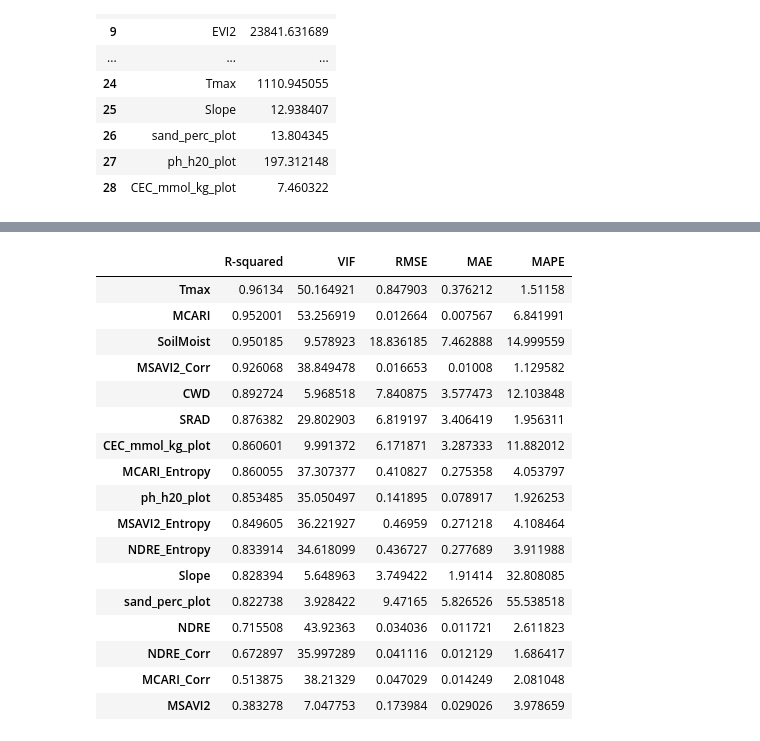
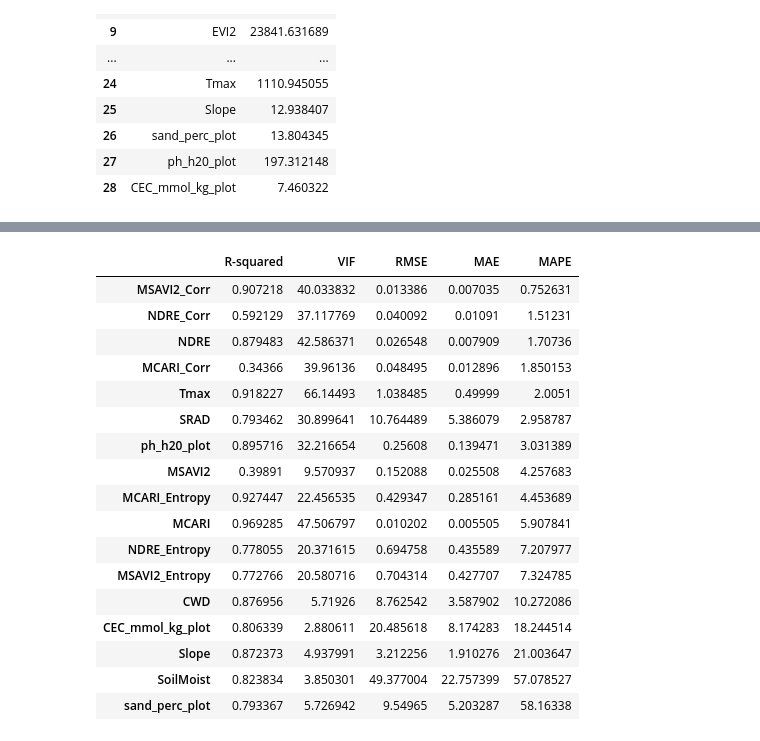
Before and after one commit to isaachcamp/geofm-plant-traits, a Jupyter notebook: notebooks/explore_trait_data.ipynb, the cells around one changed output, grey strips where cells are left out. Drawn from its saved outputs; the diff is of its cells as text; code cells hidden in the pictures.

Commit message:
Add notebooks for exploring and preprocessing data

```diff
--- a/geographic_random_forest.ipynb
+++ b/notebooks/explore_trait_data.ipynb
@@ -22,5 +19,4 @@ from src.data_utils import train_val_test_split, get_outlier_iqr
 # %%
-VARIABLE = 'N.Percent'
 CENTRAL_WAVELENTGHS = {
     'B2_real': 490,
     'B3_real': 560,
@@ -721,7 +256,0 @@ Mean Absolute Percentage Error: 10.7%
-# %%
-# Use PCA components instead of original bands.
-cols = ['S2B_PC1', 'S2B_PC2', 'S2B_PC3']
-X = pca_df[cols].dropna(axis=0)
-y = pca_df.loc[X.index.values, 'TraitValue']
-
-rf, _ = fit_predict_rf(X, y)
@@ -750,32 +256,0 @@ KeyError: 'estimator'
-# %%
-traits = cwms.variable.unique()
-r_squared_scores = []
-rmse_scores = []
-mae_scores = []
-mape_scores = []
-
-for trait in traits:
-    var_cwm = cwms[cwms['variable'] == trait]
-    cols = [*bands, *spectral_indices, *climate_vars, *soil_vars]
-
-    # Remove outliers from the dataset.
-    outlier_indices = var_cwm.groupby('Location')['TraitValue'].apply(get_outlier_iqr, zlim=4).reset_index()['level_1']
-    X = var_cwm.drop(outlier_indices)
-    # Remove rows with missing band data.
-    X = X[cols].dropna(axis=0)
-    y = var_cwm.loc[X.index.values, 'TraitValue']
-
-    rf, metrics = fit_predict_rf(X, y, verbose=False)
-    r_squared_scores.append(metrics[0])
-    rmse_scores.append(metrics[1])
-    mae_scores.append(metrics[2])
-    mape_scores.append(metrics[3])
-
-# Create a DataFrame to store the results
-independent_scores = pd.DataFrame({
-    'Trait': traits,
-    'R-squared': r_squared_scores,
-    'RMSE': rmse_scores,
-    'MAE': mae_scores,
-    'MAPE': mape_scores
-}).set_index('Trait')
@@ -915,47 +257,48 @@ get_percentage_improvement(independent_scores, interdependent_scores)
 # %%
+var_cwm = cwms[cwms['variable'] == 'N.Percent']
 rebuild_vars = [*climate_vars, *soil_vars, *spectral_indices]
 var_reconstructions = pd.DataFrame(index=rebuild_vars, columns=['R-squared', 'VIF', 'RMSE', 'MAE', 'MAPE'])
 
 for rebuild_var in rebuild_vars:
     # Remove outliers from the dataset.
-    outlier_indices = var_cwm.groupby('Location')[rebuild_var].apply(get_outlier_iqr, zlim=4).reset_index()['New_Plot']
+    outlier_indices = var_cwm.groupby('Location')[rebuild_var].apply(get_outlier_iqr, zlim=4).reset_index()['level_1']
     X = var_cwm.drop(outlier_indices)[[*bands, rebuild_var]].dropna(axis=0)
     var_reconstructions.loc[rebuild_var, 'VIF'] = variance_inflation_factor(X.values, 9)
 
     X = X.drop(columns=rebuild_var)
     y = var_cwm.loc[X.index.values, rebuild_var]
 
     _, metrics = fit_predict_rf(X, y, verbose=False)
     var_reconstructions.loc[rebuild_var, 'R-squared'] = metrics[0]
     var_reconstructions.loc[rebuild_var, 'RMSE'] = metrics[1]
     var_reconstructions.loc[rebuild_var, 'MAE'] = metrics[2]
     var_reconstructions.loc[rebuild_var, 'MAPE'] = metrics[3]
 
     # Plot the pairplot for the current variable
     opath = f'figures/{rebuild_var}_pairplot.png'
     if not Path(opath).exists():
         print(f'Plotting {rebuild_var}')
         sns.pairplot(X, diag_kind='kde', kind='scatter').savefig(opath)
         plt.close()
 
-var_reconstructions.sort_values(by='R-squared', ascending=False, inplace=True)
+var_reconstructions.sort_values(by='MAPE', ascending=True, inplace=True)
 var_reconstructions
 # %% [output]
 |  | R-squared | VIF | RMSE | MAE | MAPE |
-| Tmax | 0.96134 | 50.164921 | 0.847903 | 0.376212 | 1.51158 |
-| MCARI | 0.952001 | 53.256919 | 0.012664 | 0.007567 | 6.841991 |
-| SoilMoist | 0.950185 | 9.578923 | 18.836185 | 7.462888 | 14.999559 |
-| MSAVI2_Corr | 0.926068 | 38.849478 | 0.016653 | 0.01008 | 1.129582 |
-| CWD | 0.892724 | 5.968518 | 7.840875 | 3.577473 | 12.103848 |
-| SRAD | 0.876382 | 29.802903 | 6.819197 | 3.406419 | 1.956311 |
-| CEC_mmol_kg_plot | 0.860601 | 9.991372 | 6.171871 | 3.287333 | 11.882012 |
-| MCARI_Entropy | 0.860055 | 37.307377 | 0.410827 | 0.275358 | 4.053797 |
-| ph_h20_plot | 0.853485 | 35.050497 | 0.141895 | 0.078917 | 1.926253 |
-| MSAVI2_Entropy | 0.849605 | 36.221927 | 0.46959 | 0.271218 | 4.108464 |
-| NDRE_Entropy | 0.833914 | 34.618099 | 0.436727 | 0.277689 | 3.911988 |
-| Slope | 0.828394 | 5.648963 | 3.749422 | 1.91414 | 32.808085 |
-| sand_perc_plot | 0.822738 | 3.928422 | 9.47165 | 5.826526 | 55.538518 |
-| NDRE | 0.715508 | 43.92363 | 0.034036 | 0.011721 | 2.611823 |
-| NDRE_Corr | 0.672897 | 35.997289 | 0.041116 | 0.012129 | 1.686417 |
-| MCARI_Corr | 0.513875 | 38.21329 | 0.047029 | 0.014249 | 2.081048 |
-| MSAVI2 | 0.383278 | 7.047753 | 0.173984 | 0.029026 | 3.978659 |
+| MSAVI2_Corr | 0.907218 | 40.033832 | 0.013386 | 0.007035 | 0.752631 |
+| NDRE_Corr | 0.592129 | 37.117769 | 0.040092 | 0.01091 | 1.51231 |
+| NDRE | 0.879483 | 42.586371 | 0.026548 | 0.007909 | 1.70736 |
+| MCARI_Corr | 0.34366 | 39.96136 | 0.048495 | 0.012896 | 1.850153 |
+| Tmax | 0.918227 | 66.14493 | 1.038485 | 0.49999 | 2.0051 |
+| SRAD | 0.793462 | 30.899641 | 10.764489 | 5.386079 | 2.958787 |
+| ph_h20_plot | 0.895716 | 32.216654 | 0.25608 | 0.139471 | 3.031389 |
+| MSAVI2 | 0.39891 | 9.570937 | 0.152088 | 0.025508 | 4.257683 |
+| MCARI_Entropy | 0.927447 | 22.456535 | 0.429347 | 0.285161 | 4.453689 |
+| MCARI | 0.969285 | 47.506797 | 0.010202 | 0.005505 | 5.907841 |
+| NDRE_Entropy | 0.778055 | 20.371615 | 0.694758 | 0.435589 | 7.207977 |
+| MSAVI2_Entropy | 0.772766 | 20.580716 | 0.704314 | 0.427707 | 7.324785 |
+| CWD | 0.876956 | 5.71926 | 8.762542 | 3.587902 | 10.272086 |
+| CEC_mmol_kg_plot | 0.806339 | 2.880611 | 20.485618 | 8.174283 | 18.244514 |
+| Slope | 0.872373 | 4.937991 | 3.212256 | 1.910276 | 21.003647 |
+| SoilMoist | 0.823834 | 3.850301 | 49.377004 | 22.757399 | 57.078527 |
+| sand_perc_plot | 0.793367 | 5.726942 | 9.54965 | 5.203287 | 58.16338 |
```
Also changed, not shown: parts of 72 cells of this notebook, 1 other file.
